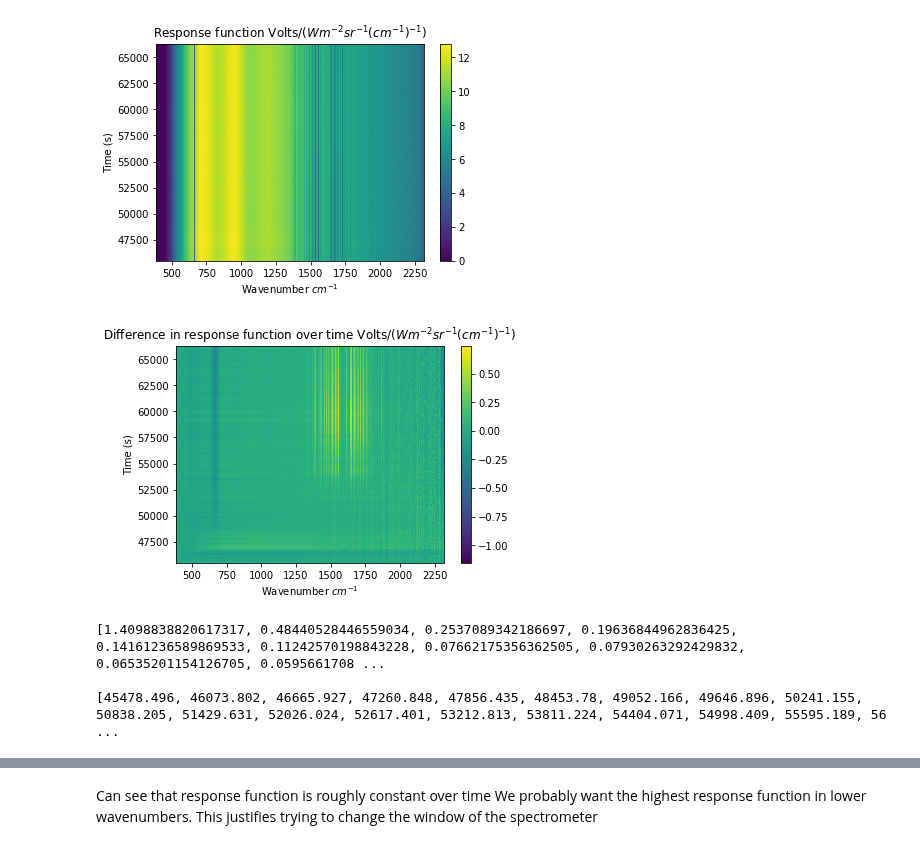
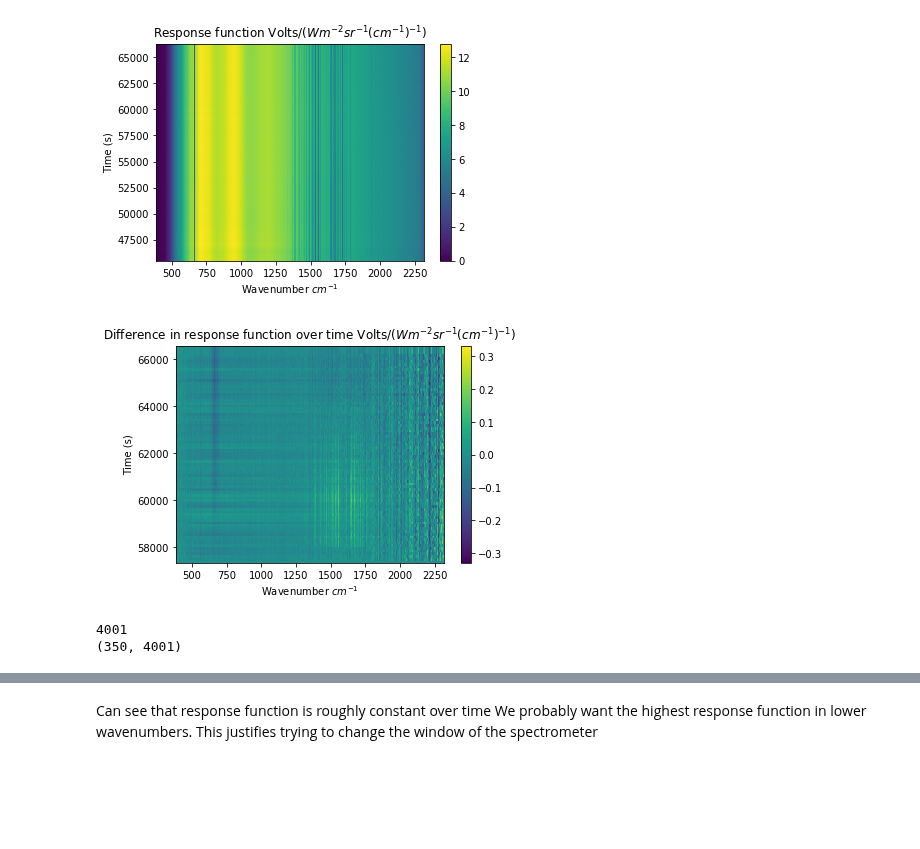
Before and after one commit to micolbedarida/MSci_Project, a Jupyter notebook: matching_time_and_temps_map.ipynb, the cells around one changed output, grey strips where cells are left out. Saved outputs shown, nothing was run; the diff lists cells and outputs as text; code cells hidden in the pictures; blank space fills up the shorter version.

```diff
--- a/matching_time_and_temps_map.ipynb
+++ b/matching_time_and_temps_map.ipynb
@@ -454,7 +454,7 @@ def response_fn(spectrum_number): #returns the response function at some time an
 indices = np.arange(1, len(average_4_spectra)-2, 2)     #array of every other (odd) index, starting at n=1, cold
 all_resp_functions = [response_fn(i) for i in indices]  #list of arrays of response functions available to plot, list length=175, array lengths=4001
 
-diff_resp_functions = [i - all_resp_functions[0] for i in np.array(all_resp_functions)]
+diff_resp_functions = [i - all_resp_functions[98] for i in np.array(all_resp_functions)]
 # %%
 #Plot response function of any spectrum by changing n (0,175) representing times
 def plot_resp_wn(n):
@@ -503,14 +503,14 @@ plt.show()
 # %%
 fig, ax = plt.subplots()
 
-plot_diff = ax.pcolor(wavenums, spectra_times_4[1::2], diff_resp_functions)
+plot_diff = ax.pcolor(wavenums, spectra_times_4[200::2], diff_resp_functions[98:])
 cb = fig.colorbar(plot_diff)
 plt.title('Difference in response function over time Volts/($W m^{-2} sr^{-1} (cm^{-1})^{-1}$)')
 plt.xlabel('Wavenumber $cm^{-1}$')
 plt.ylabel('Time (s)')
 plt.show()
 # %% [output]
-[figure, old version]
+[figure, new version]
 # %%
 cut_spectra_times_4 = spectra_times_4[1:len(spectra_times_4)-(len(spectra_times_4)%10-1)] #list of times with assoc. response functions (starts from 1, until 2nd from last)
 
@@ -522,19 +522,20 @@ grouped_10_stds = np.array(cut_max_frac_std).reshape(int((len(cut_spectra_times_
 sum_sqs_10_stds = [sum(i**2 for i in grouped_10_stds[t]) for t in range(len(grouped_10_stds))] #sum of 10 values squared in grouped_10_stds
 average_10_max_stds = [np.sqrt(i) for i in sum_sqs_10_stds] #list length=35, sum of all 10 std dev values, squared rooted (added in quadrature)
 
+spectral_std_dev = temp_spectral_std_dev[1:-1] #list of radiance std devs for each of 350 spectra arrays over all 4001 wavelengths (remove first=cold, last=hot)
+print(len(spectral_std_dev[0]))
 
-print(average_10_max_stds)
-print('')
-print(beginning_10_times)
-print('')
+#print(average_10_max_stds)
+#print('')
+#print(beginning_10_times)
+#print('')
 #print(spectra_times_4[0])
-frac_stds = np.array(spec_frac_std[1:-1])
+print(np.array(spectral_std_dev).shape)
 
 #grouped_resp_fns = np.array(all_resp_functions).reshape(35,5,4001) #array dimensions 35,5,4001: 35 groups of 5 spectra with 4001 points each
 #average_35_resp_fns = []
 #plt.plot(wavenums,grouped_resp_fns[0][0])
 #plt.plot(beginning_10_times, average_10_stds)
 # %% [output]
-[1.4098838820617317, 0.48440528446559034, 0.2537089342186697, 0.19636844962836425, 0.14161236589869533, 0.11242570198843228, 0.07662175356362505, 0.07930263292429832, 0.06535201154126705, 0.0595661708 ...
-
-[45478.496, 46073.802, 46665.927, 47260.848, 47856.435, 48453.78, 49052.166, 49646.896, 50241.155, 50838.205, 51429.631, 52026.024, 52617.401, 53212.813, 53811.224, 54404.071, 54998.409, 55595.189, 56 ...
+4001
+(350, 4001)
```
Also changed, not shown: parts of 7 cells of this notebook.
